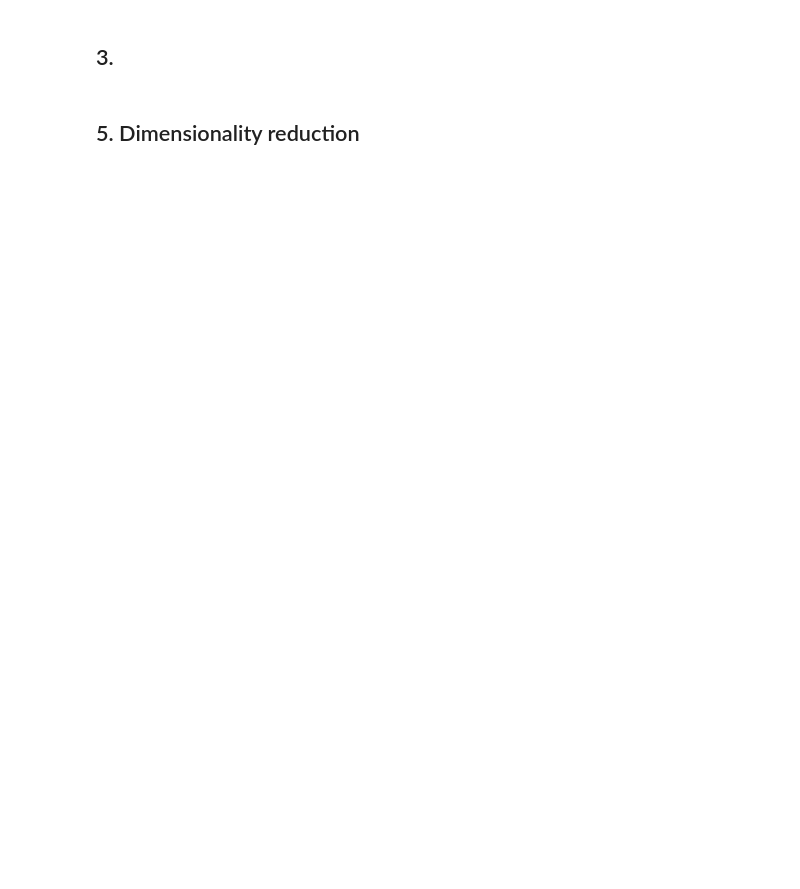
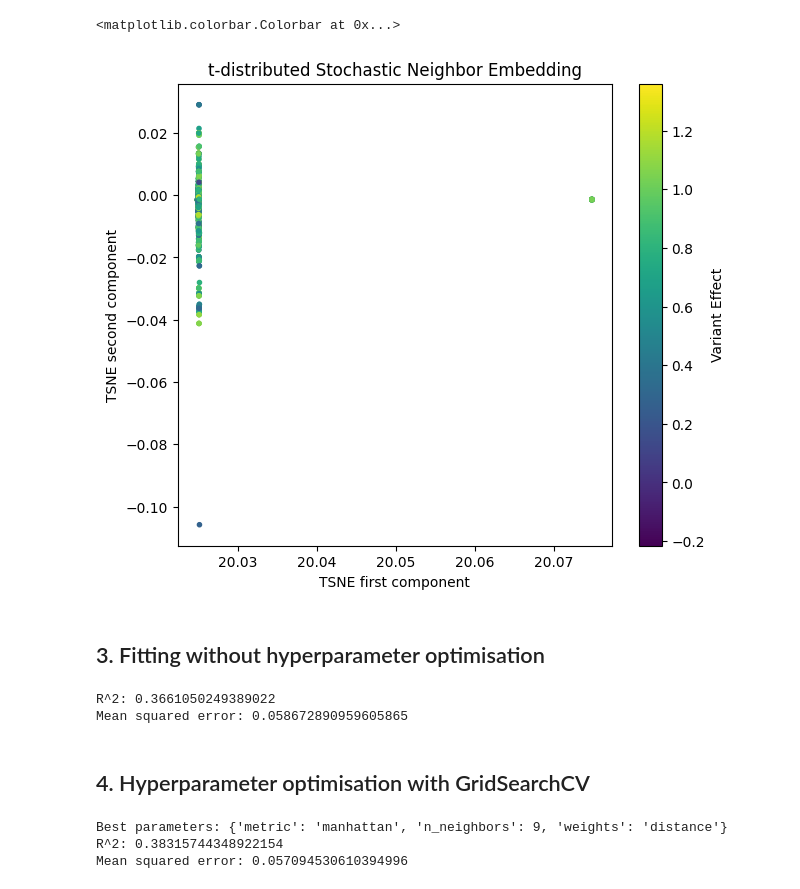
Before and after one commit to ABarancewicz/Introduction_to_ML, a Jupyter notebook: E4-hyperparameter_optimisation/E4_hyperparameter_optimisation.ipynb, the cells around one changed output. Cells and saved outputs as stored; diff of their text form; code cells hidden in the pictures; blank space fills up the shorter version.

```diff
--- a/E4-hyperparameter_optimisation/E4_hyperparameter_optimisation.ipynb
+++ b/E4-hyperparameter_optimisation/E4_hyperparameter_optimisation.ipynb
@@ -4 +48,9 @@
+# %%
+from sklearn.preprocessing import OneHotEncoder
+from sklearn.model_selection import train_test_split
+
+enc = OneHotEncoder(handle_unknown='ignore')
+onehot_seqs = enc.fit_transform(seqs, scores)
+
+X_train, X_test, y_train, y_test = train_test_split(onehot_seqs, scores, test_size=0.2, random_state=42)
 # %% [markdown]
@@ -5,0 +58,14 @@
+# %%
+from sklearn.decomposition import TruncatedSVD
+import matplotlib.pyplot as plt
+
+tsvd = TruncatedSVD(n_components=30)
+X_train_tsvd = tsvd.fit_transform(X_train)
+
+fig_dims = (7, 6)
+fig, ax = plt.subplots(figsize=fig_dims)
+sc = ax.scatter(X_train_tsvd[:,0], X_train_tsvd[:,1], c=y_train, marker='.')
+ax.set_xlabel('first component')
+ax.set_ylabel('second component')
+ax.set_title('TSVD')
+plt.colorbar(sc, label='Variant Effect')
@@ -6,5 +90,56 @@
+# %%
+X_test_tsvd = tsvd.transform(X_test)
+
+fig, ax = plt.subplots(figsize=fig_dims)
+sc = ax.scatter(X_test_tsvd[:,0], X_test_tsvd[:,1], c=y_test, marker='.')
+ax.set_xlabel('TSNE first component')
+ax.set_ylabel('TSNE second component')
+ax.set_title('t-distributed Stochastic Neighbor Embedding')
+plt.colorbar(sc, label='Variant Effect')
+# %% [output]
+<matplotlib.colorbar.Colorbar at 0x...>
+[figure, added]
 # %% [markdown]
-## 3.
+## 3. Fitting without hyperparameter optimisation
-# %% [markdown]
-## 5. Dimensionality reduction
+# %%
+from sklearn.neighbors import KNeighborsRegressor
+from sklearn.metrics import mean_squared_error
+
+knn = KNeighborsRegressor(n_neighbors=5)
+knn.fit(X_train_tsvd, y_train)
+r_squared = knn.score(X_test_tsvd, y_test)
+mean_sqr_err = mean_squared_error(y_test, knn.predict(X_test_tsvd))
+
+print(f'R^2: {r_squared} \nMean squared error: {mean_sqr_err}')
+# %% [output]
+R^2: 0.3661050249389022
+Mean squared error: 0.058672890959605865
+# %% [markdown]
+## 4. Hyperparameter optimisation with GridSearchCV
+# %%
+from sklearn.model_selection import GridSearchCV
+
+param_grid = {
+    'n_neighbors': [3, 5, 7, 9],  # adjust values as needed
+    'weights': ['uniform', 'distance'],
+    'metric': ['euclidean', 'manhattan']  # adjust metrics as needed
+}
+knn_grid = KNeighborsRegressor()
+
+grid_search = GridSearchCV(knn_grid, param_grid, scoring='r2')
+grid_search.fit(X_train_tsvd, y_train)
+best_grid_params = grid_search.best_params_
+best_grid_score = grid_search.best_score_
+
+print("Best parameters:", best_grid_params)
+
+best_grid_knn = grid_search.best_estimator_
+grid_score = best_grid_knn.score(X_test_tsvd, y_test)
+grid_mean_sqr_err = mean_squared_error(y_test, best_grid_knn.predict(X_test_tsvd))
+
+print(f'R^2: {grid_score} \nMean squared error: {grid_mean_sqr_err}')
+# %% [output]
+Best parameters: {'metric': 'manhattan', 'n_neighbors': 9, 'weights': 'distance'}
+R^2: 0.38315744348922154
+Mean squared error: 0.057094530610394996
 # %% [markdown]
```
Also changed, not shown: parts of 12 cells of this notebook, 2 other files.
